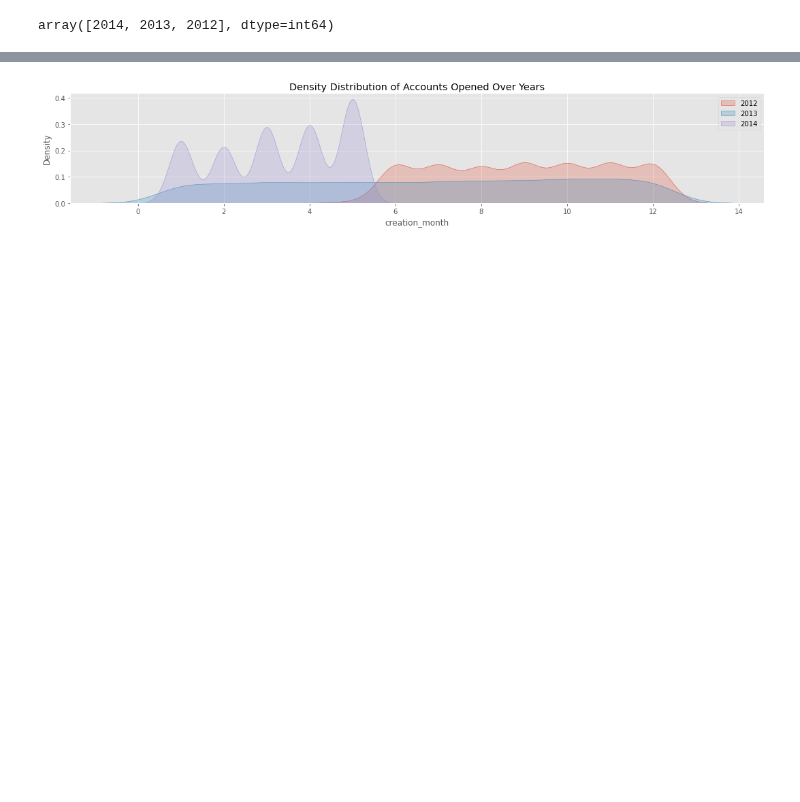
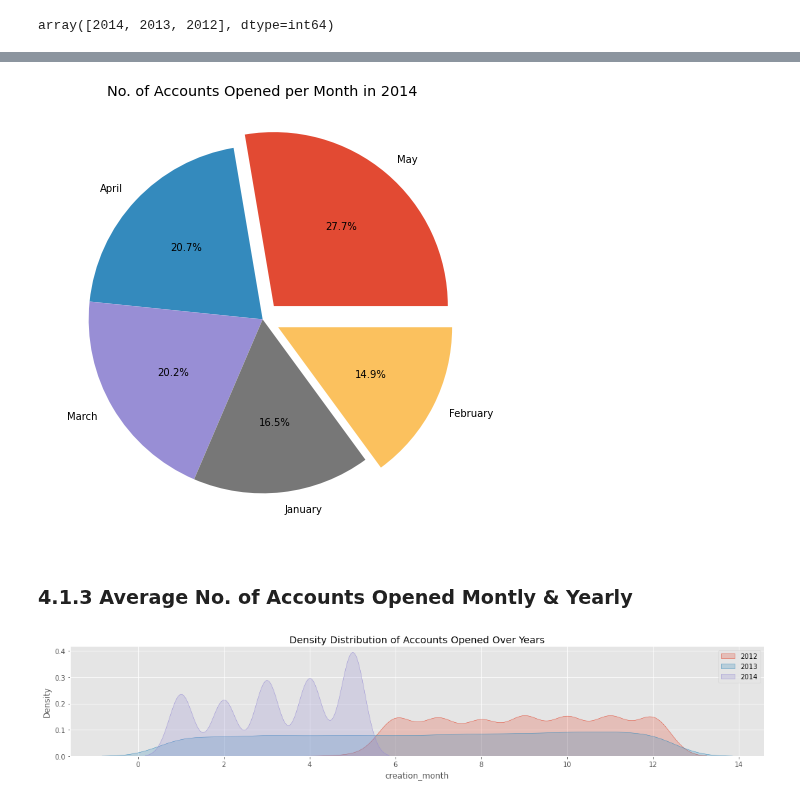
Before and after one commit to Jeyramana/GUVI_Assignments, a Jupyter notebook: Assignment_3/user.ipynb, the cells around one changed output, grey strips where cells are left out. Cells and saved outputs as stored; diff of their text form; code cells hidden in the pictures; blank space fills up the shorter version.

```diff
--- a/Assignment_3/user.ipynb
+++ b/Assignment_3/user.ipynb
@@ -515,3 +560,18 @@ array([2014, 2013, 2012], dtype=int64)
+# %%
+# YEAR 2014
+df_2014 = df1[df1.creation_year==2014].creation_month.value_counts().reset_index(name='accounts_opened')
+df_2014.rename(columns={'index':'creation_month_2014', 'creation_month':'accounts_opened'}, inplace=True)
+# print(df_2014)
+plt.figure(figsize=(8, 8))
+expl = [0.1, 0, 0, 0, 0.1]
+label = ['May', 'April', 'March', 'January', 'February']
+plt.pie(df_2014.accounts_opened, labels = label, autopct='%1.1f%%', explode=expl)
+plt.title('No. of Accounts Opened per Month in 2014')
+plt.show()
+# %% [output]
+[figure, added]
+# %% [markdown]
+### 4.1.3 Average No. of Accounts Opened Montly & Yearly
 # %%
 # Year wise account opening density distribution plot
 sns.FacetGrid(df1, hue='creation_year', aspect=5).map(sns.kdeplot, 'creation_month', shade=True)
```
Also changed, not shown: parts of 12 cells of this notebook, 1 other file.
